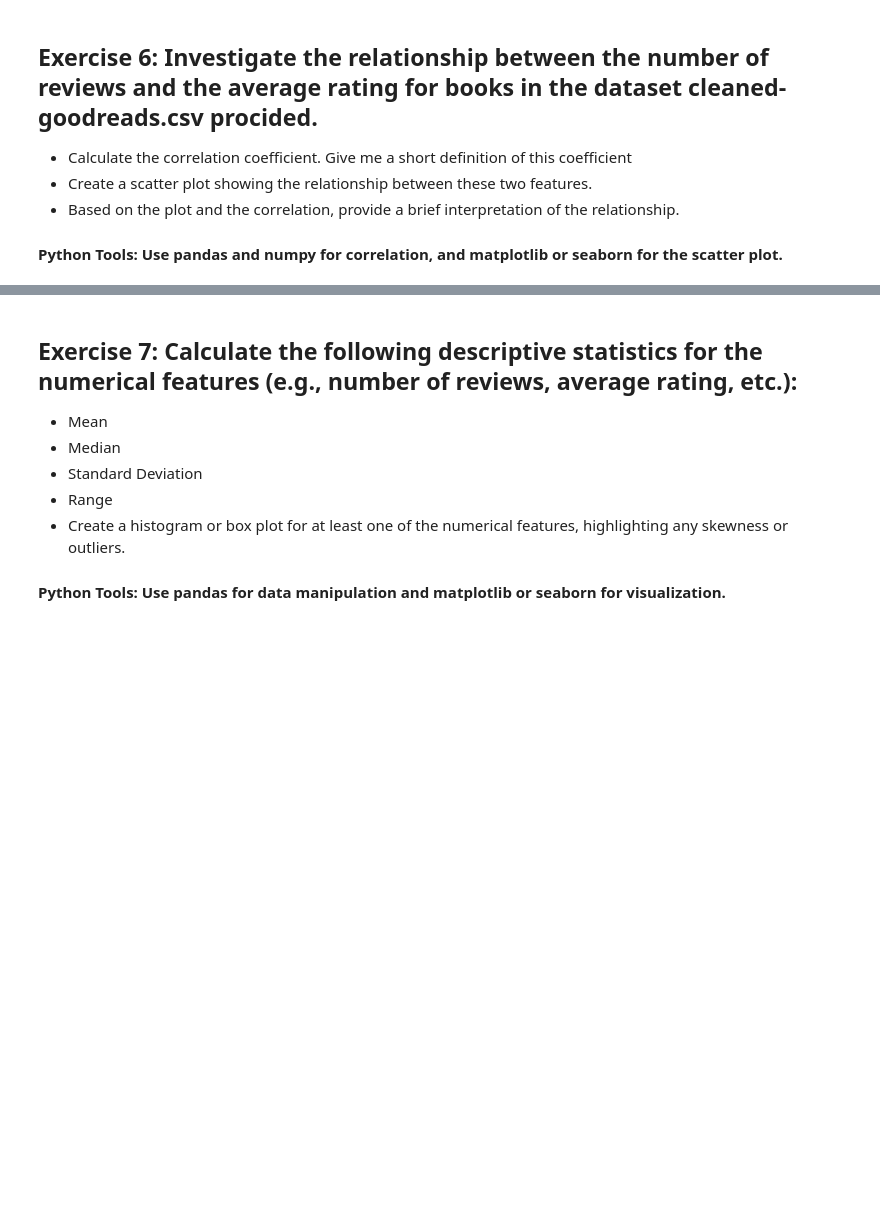
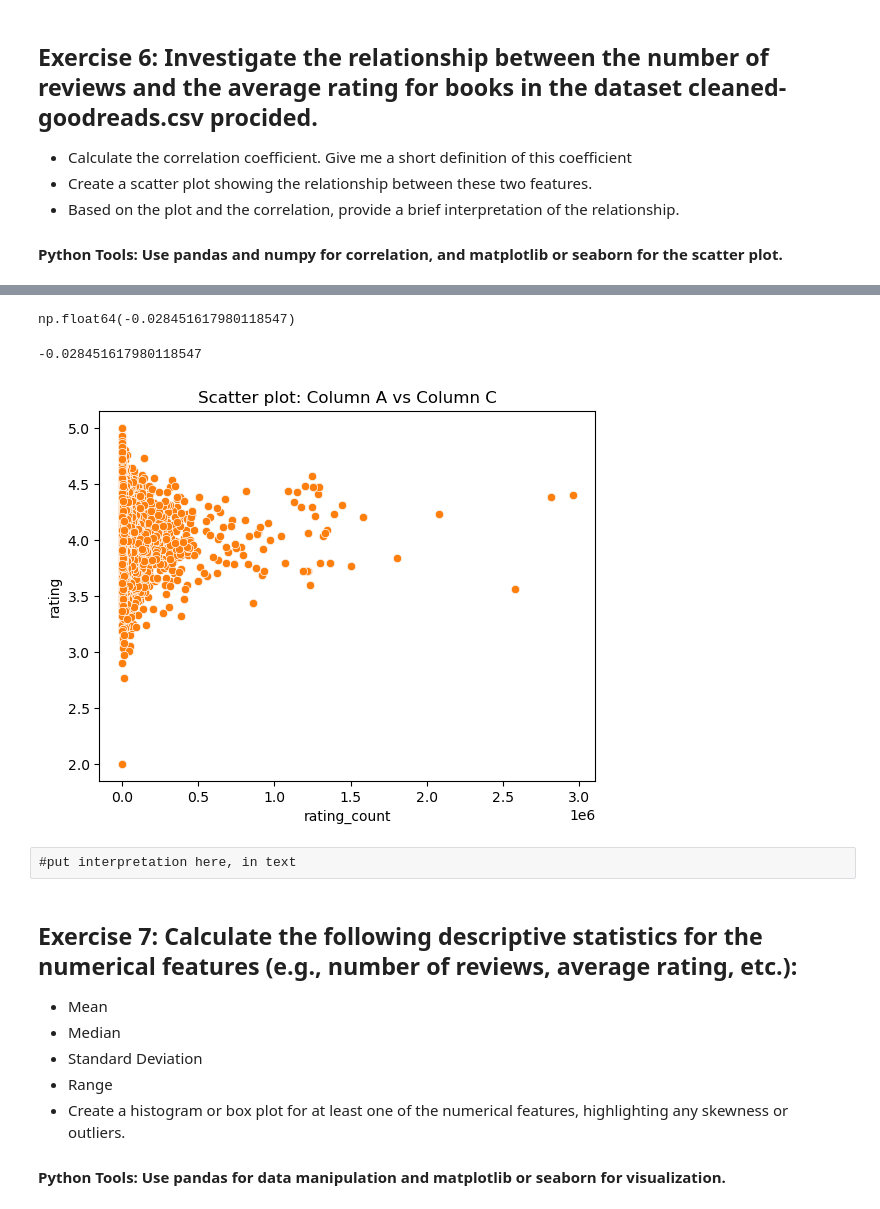
Before and after one commit to bram-villanueva/week02, a Jupyter notebook: Assignment3.ipynb, the cells around one changed output, grey strips where cells are left out. Cells and saved outputs as stored; diff of their text form; code cells hidden in the pictures; blank space fills up the shorter version.

```diff
--- a/Assignment3.ipynb
+++ b/Assignment3.ipynb
@@ -274,0 +293,11 @@ df_sorted.to_csv("./data/hw-03-cleaned.csv", index=False)
+# %%
+# your code here
+# use many cells if you like to structure your code well
+
+#for the import process, next step is to create a string variable containing the directory of the file and a file name variable
+infodir2 = r'C:\Users\EPRO\Documents\MADE\Y1_C02_MET_DATA\lab-02\lab-02'
+fname2 = infodir2 + '\data\cleaned-goodreads.csv'
+
+#this is to verify
+week03m_df2 = pd.read_csv(fname2)
+week03m_df2.head()
@@ -275,3 +311,21 @@ df_sorted.to_csv("./data/hw-03-cleaned.csv", index=False)
+# %%
+week03m_df2['rating_count'].corr(week03m_df2['rating'])
+# %% [output]
+np.float64(-0.028451617980118547)
+# %%
+corr = week03m_df2['rating_count'].corr(week03m_df2['rating'])
+print(corr)
+# %% [output]
+-0.028451617980118547
+# %%
+import matplotlib.pyplot as plt
+sns.scatterplot(x='rating_count', y='rating', data=week03m_df2)
+plt.title("Scatter plot: Column A vs Column C")
+plt.show()
+# %% [output]
+[figure, added]
+# %% [raw]
+#put interpretation here, in text
 # %% [markdown]
 ## Exercise 7: Calculate the following descriptive statistics for the numerical features (e.g., number of reviews, average rating, etc.):
 - Mean
```
Also changed, not shown: parts of 20 cells of this notebook.
